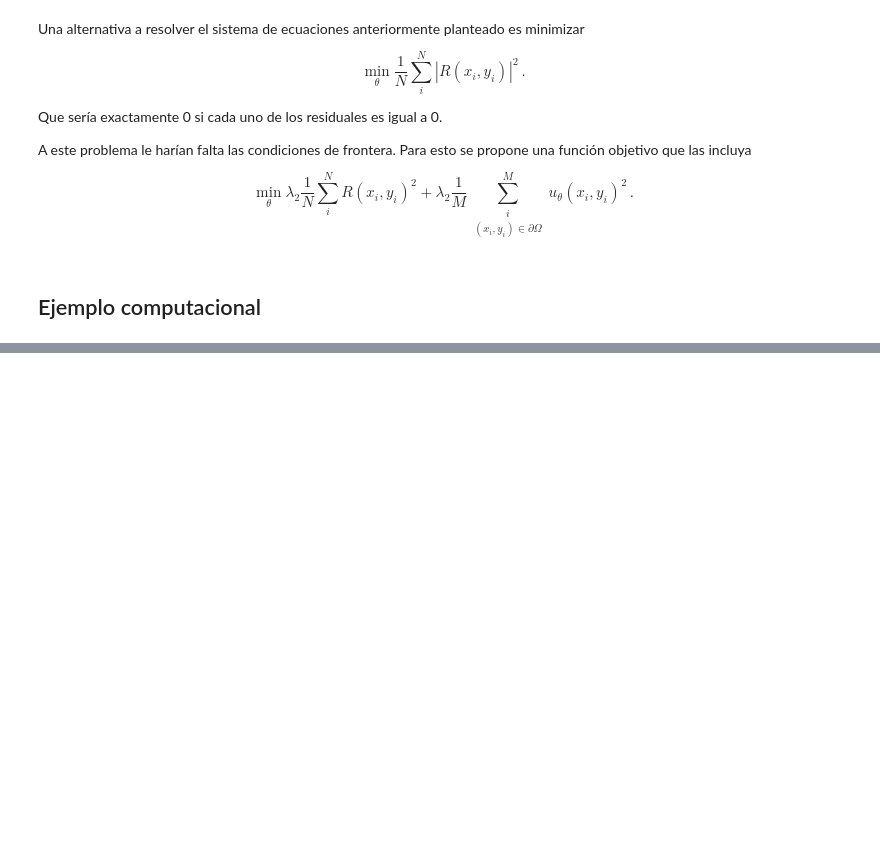
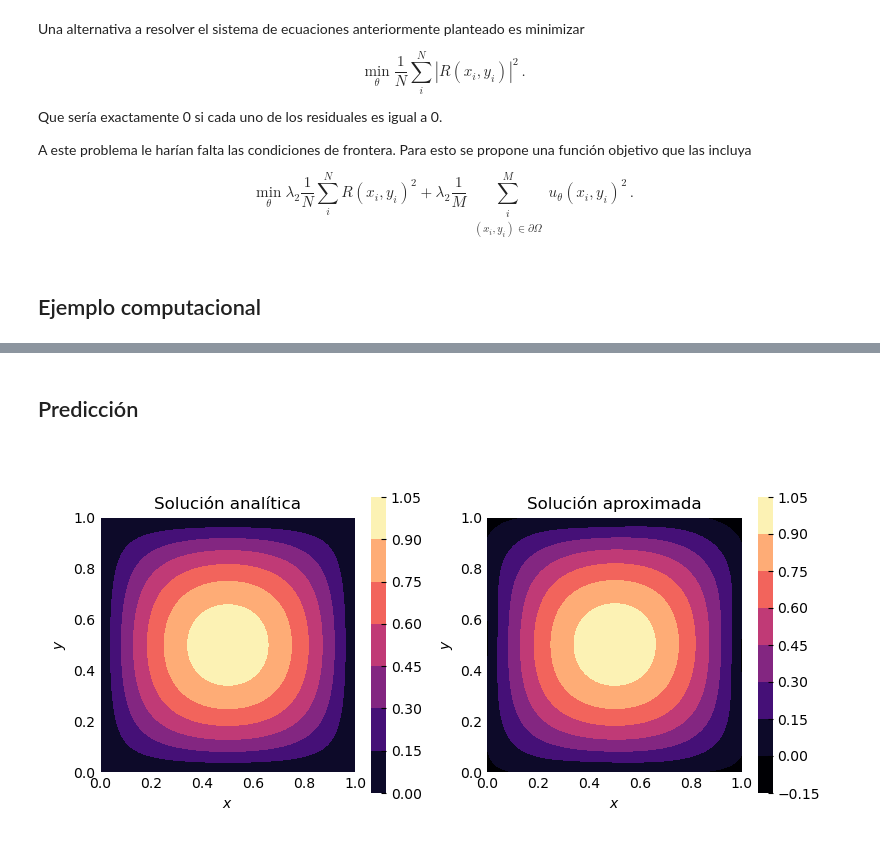
Before and after one commit to nicoguaro/pinns_mapi-3, a Jupyter notebook: notebooks/04_poisson2d_pinns.ipynb, the cells around one changed output, grey strips where cells are left out. Drawn from its saved outputs; the diff is of its cells as text; code cells hidden in the pictures; blank space fills up the shorter version.

```diff
--- a/notebooks/04_poisson2d_pinns.ipynb
+++ b/notebooks/04_poisson2d_pinns.ipynb
@@ -184,0 +286,38 @@ plt.legend(["Solución Aproximada", "Error", "Residual"])
+# %% [markdown]
+## Predicción
+# %%
+# Convertir los datos X e Y a tensores de PyTorch y cambiar su forma
+X_ten = torch.tensor(X).float().reshape(-1, 1)
+Y_ten = torch.tensor(Y).float().reshape(-1, 1)
+
+# Concatenar los tensores X e Y en un solo tensor
+domain_ten = torch.cat([X_ten,Y_ten], dim = 1)
+
+# Generar predicciones usando la red neuronal y cambiar la forma para que coincida con la cuadrícula
+U_pred = u_pinn(domain_ten).detach().numpy().reshape(X.shape)
+# %%
+plt.figure(figsize=(8, 4))
+
+plt.subplot(1, 2, 1)
+plt.contourf(X, Y, u_analytic(X, Y), cmap='magma',
+            vmin=0, vmax=1)
+plt.colorbar(shrink=0.8)
+plt.xlabel('$x$')
+plt.ylabel('$y$')
+plt.title("Solución analítica")
+plt.axis("image")
+plt.grid(False)
+
+plt.subplot(1, 2, 2)
+plt.contourf(X, Y, U_pred, cmap='magma',
+            vmin=0, vmax=1)
+plt.colorbar(shrink=0.8)
+plt.xlabel('$x$')
+plt.ylabel('$y$')
+plt.title("Solución aproximada")
+plt.axis("image")
+plt.grid(False)
+
+plt.tight_layout()
+# %% [output]
+[figure, added]
```
Also changed, not shown: parts of 23 cells of this notebook.
